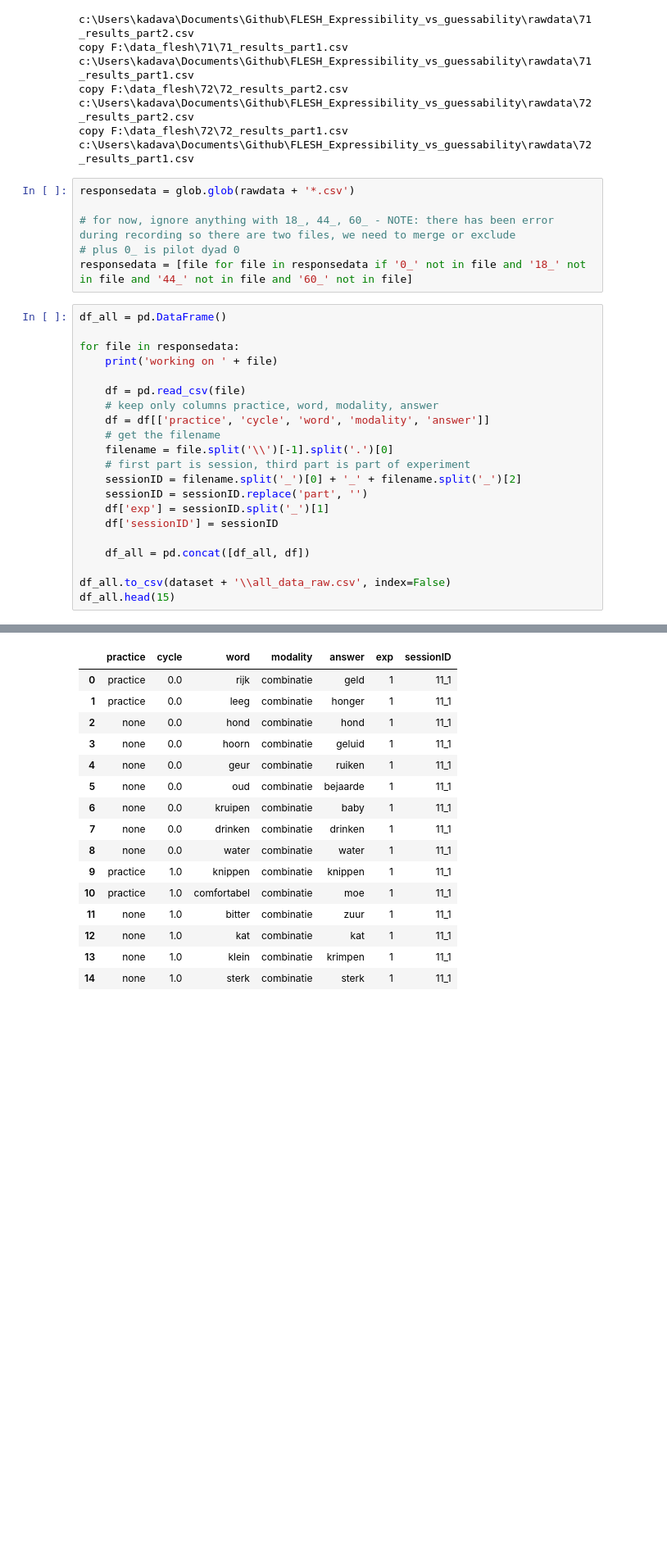
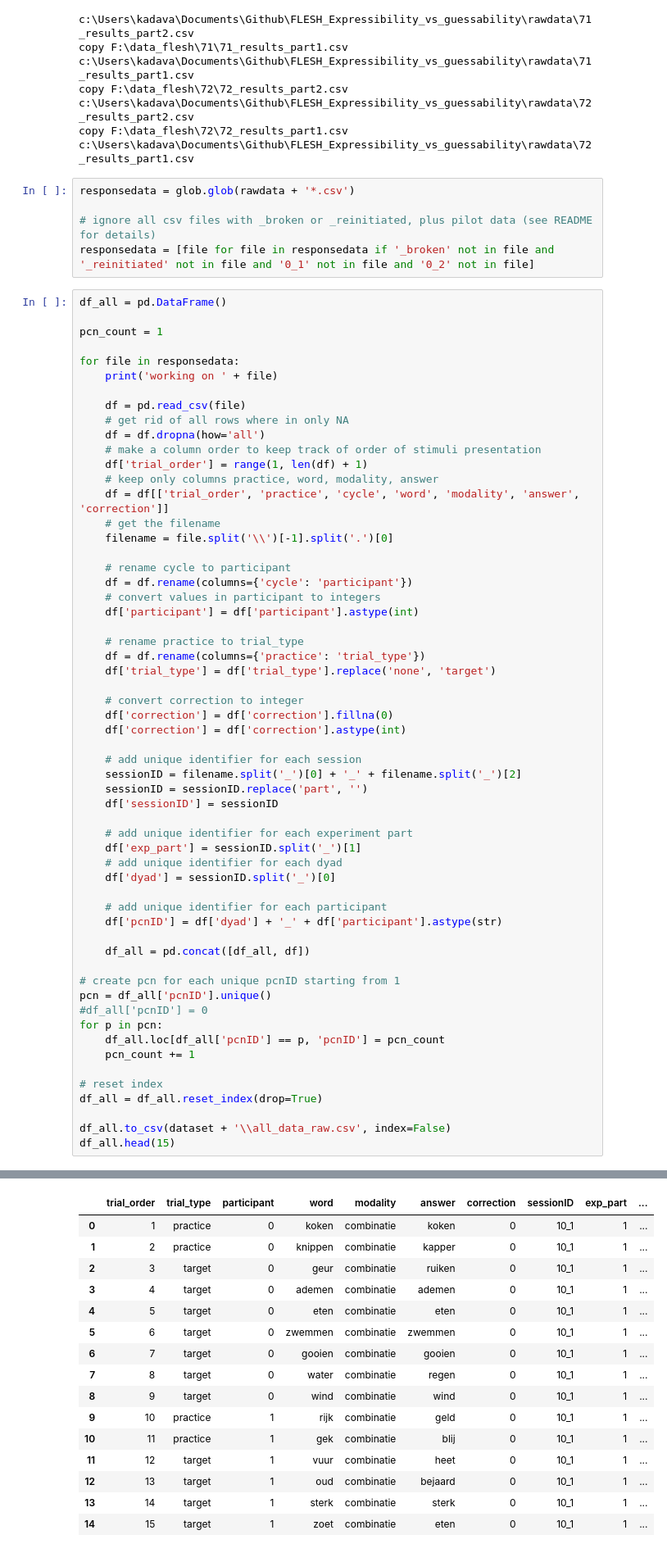
Before and after one commit to sarkadava/FLESH_Expressibility_vs_guessability, a Jupyter notebook: Data_wrangle.ipynb, the cells around one changed output, grey strips where cells are left out. Shown at 82% size. Saved outputs shown, nothing was run; the diff lists cells and outputs as text; blank space fills up the shorter version.

Commit message:
corrections and additions

```diff
--- a/Data_wrangle.ipynb
+++ b/Data_wrangle.ipynb
@@ -36,28 +36,64 @@ copy F:\data_flesh\72\72_results_part1.csv c:\Users\kadava\Documents\Github\FLES
 # %%
 responsedata = glob.glob(rawdata + '*.csv')
 
-# for now, ignore anything with 18_, 44_, 60_ - NOTE: there has been error during recording so there are two files, we need to merge or exclude
-# plus 0_ is pilot dyad 0
-responsedata = [file for file in responsedata if '0_' not in file and '18_' not in file and '44_' not in file and '60_' not in file]
+# ignore all csv files with _broken or _reinitiated, plus pilot data (see README for details)
+responsedata = [file for file in responsedata if '_broken' not in file and '_reinitiated' not in file and '0_1' not in file and '0_2' not in file]
 # %%
 df_all = pd.DataFrame()
+
+pcn_count = 1
 
 for file in responsedata:
     print('working on ' + file)
 
     df = pd.read_csv(file)
+    # get rid of all rows where in only NA
+    df = df.dropna(how='all')
+    # make a column order to keep track of order of stimuli presentation
+    df['trial_order'] = range(1, len(df) + 1)
     # keep only columns practice, word, modality, answer
-    df = df[['practice', 'cycle', 'word', 'modality', 'answer']]
+    df = df[['trial_order', 'practice', 'cycle', 'word', 'modality', 'answer', 'correction']]
     # get the filename
     filename = file.split('\\')[-1].split('.')[0]
-    # first part is session, third part is part of experiment
+
+    # rename cycle to participant
+    df = df.rename(columns={'cycle': 'participant'})
+    # convert values in participant to integers
+    df['participant'] = df['participant'].astype(int)
+
+    # rename practice to trial_type
+    df = df.rename(columns={'practice': 'trial_type'})
+    df['trial_type'] = df['trial_type'].replace('none', 'target')
+
+    # convert correction to integer
+    df['correction'] = df['correction'].fillna(0)
+    df['correction'] = df['correction'].astype(int)
+
+    # add unique identifier for each session
     sessionID = filename.split('_')[0] + '_' + filename.split('_')[2]
     sessionID = sessionID.replace('part', '')
-    df['exp'] = sessionID.split('_')[1]
     df['sessionID'] = sessionID
+
+    # add unique identifier for each experiment part
+    df['exp_part'] = sessionID.split('_')[1]
+    # add unique identifier for each dyad
+    df['dyad'] = sessionID.split('_')[0]
+
+    # add unique identifier for each participant
+    df['pcnID'] = df['dyad'] + '_' + df['participant'].astype(str)
 
     df_all = pd.concat([df_all, df])
 
+# create pcn for each unique pcnID starting from 1
+pcn = df_all['pcnID'].unique()
+#df_all['pcnID'] = 0
+for p in pcn:
+    df_all.loc[df_all['pcnID'] == p, 'pcnID'] = pcn_count
+    pcn_count += 1
+
+# reset index
+df_all = df_all.reset_index(drop=True)
+
 df_all.to_csv(dataset + '\\all_data_raw.csv', index=False)
 df_all.head(15)
 # %% [output]
@@ -81,16 +117,16 @@ working on c:\Users\kadava\Documents\Github\FLESH_Expressibility_vs_guessability
-|  | practice | cycle | word | modality | answer | exp | sessionID |
-| 0 | practice | 0.0 | rijk | combinatie | geld | 1 | 11_1 |
-| 1 | practice | 0.0 | leeg | combinatie | honger | 1 | 11_1 |
-| 2 | none | 0.0 | hond | combinatie | hond | 1 | 11_1 |
-| 3 | none | 0.0 | hoorn | combinatie | geluid | 1 | 11_1 |
-| 4 | none | 0.0 | geur | combinatie | ruiken | 1 | 11_1 |
-| 5 | none | 0.0 | oud | combinatie | bejaarde | 1 | 11_1 |
-| 6 | none | 0.0 | kruipen | combinatie | baby | 1 | 11_1 |
-| 7 | none | 0.0 | drinken | combinatie | drinken | 1 | 11_1 |
-| 8 | none | 0.0 | water | combinatie | water | 1 | 11_1 |
-| 9 | practice | 1.0 | knippen | combinatie | knippen | 1 | 11_1 |
-| 10 | practice | 1.0 | comfortabel | combinatie | moe | 1 | 11_1 |
-| 11 | none | 1.0 | bitter | combinatie | zuur | 1 | 11_1 |
-| 12 | none | 1.0 | kat | combinatie | kat | 1 | 11_1 |
-| 13 | none | 1.0 | klein | combinatie | krimpen | 1 | 11_1 |
-| 14 | none | 1.0 | sterk | combinatie | sterk | 1 | 11_1 |
+|  | trial_order | trial_type | participant | word | modality | answer | correction | sessionID | exp_part | ... |
+| 0 | 1 | practice | 0 | koken | combinatie | koken | 0 | 10_1 | 1 | ... |
+| 1 | 2 | practice | 0 | knippen | combinatie | kapper | 0 | 10_1 | 1 | ... |
+| 2 | 3 | target | 0 | geur | combinatie | ruiken | 0 | 10_1 | 1 | ... |
+| 3 | 4 | target | 0 | ademen | combinatie | ademen | 0 | 10_1 | 1 | ... |
+| 4 | 5 | target | 0 | eten | combinatie | eten | 0 | 10_1 | 1 | ... |
+| 5 | 6 | target | 0 | zwemmen | combinatie | zwemmen | 0 | 10_1 | 1 | ... |
+| 6 | 7 | target | 0 | gooien | combinatie | gooien | 0 | 10_1 | 1 | ... |
+| 7 | 8 | target | 0 | water | combinatie | regen | 0 | 10_1 | 1 | ... |
+| 8 | 9 | target | 0 | wind | combinatie | wind | 0 | 10_1 | 1 | ... |
+| 9 | 10 | practice | 1 | rijk | combinatie | geld | 0 | 10_1 | 1 | ... |
+| 10 | 11 | practice | 1 | gek | combinatie | blij | 0 | 10_1 | 1 | ... |
+| 11 | 12 | target | 1 | vuur | combinatie | heet | 0 | 10_1 | 1 | ... |
+| 12 | 13 | target | 1 | oud | combinatie | bejaard | 0 | 10_1 | 1 | ... |
+| 13 | 14 | target | 1 | sterk | combinatie | sterk | 0 | 10_1 | 1 | ... |
+| 14 | 15 | target | 1 | zoet | combinatie | eten | 0 | 10_1 | 1 | ... |
```
Also changed, not shown: parts of 1 cell of this notebook, 15 other files.
